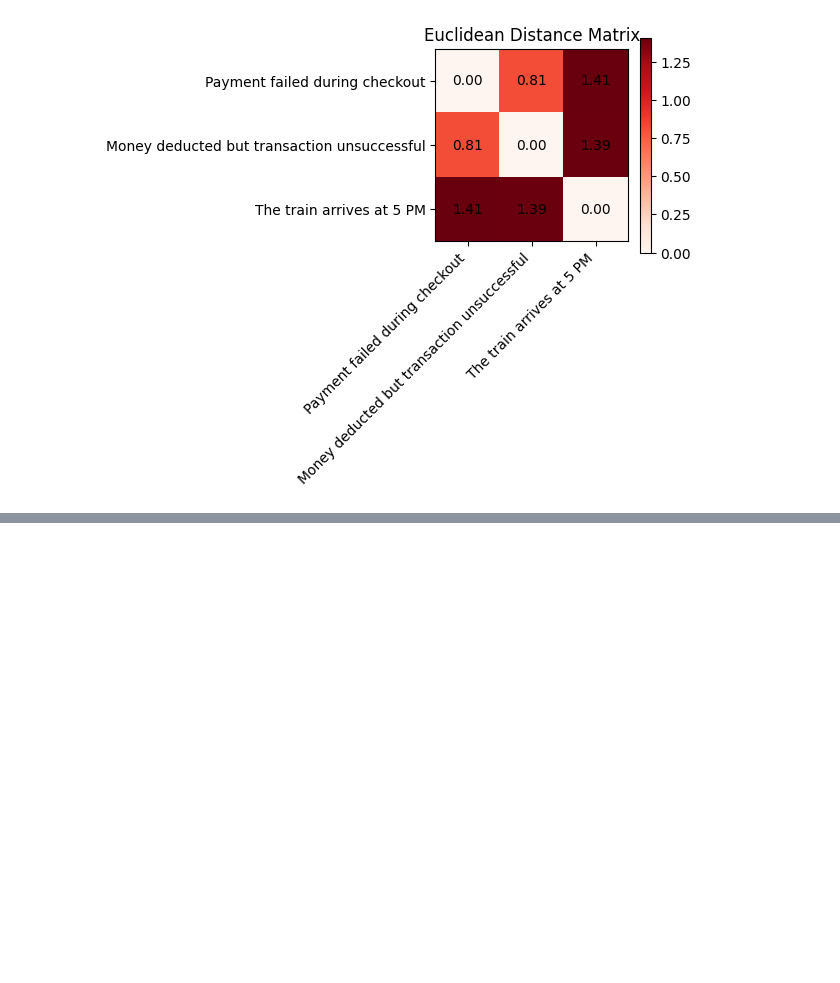
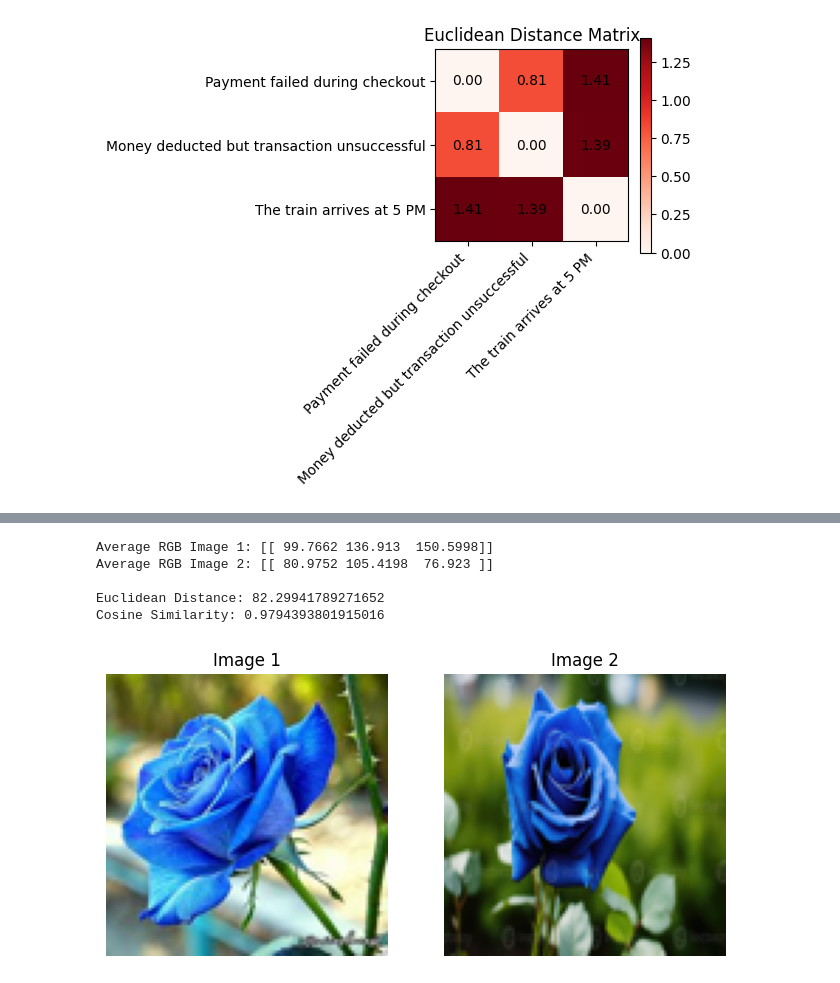
Before and after one commit to datarogue-gsm/Agentic-AI-Learning-materials, a Jupyter notebook: Week-6-Embedding&Vectors/Distance.ipynb, the cells around one changed output, grey strips where cells are left out. Drawn from its saved outputs; the diff is of its cells as text; code cells hidden in the pictures; blank space fills up the shorter version.

```diff
--- a/Week-6-Embedding&Vectors/Distance.ipynb
+++ b/Week-6-Embedding&Vectors/Distance.ipynb
@@ -114,0 +195,61 @@ Notes:
+# %%
+import numpy as np
+import matplotlib.pyplot as plt
+from PIL import Image
+import requests
+from io import BytesIO
+from sklearn.metrics.pairwise import euclidean_distances, cosine_similarity
+
+# Open-source sample images (Wikimedia)
+url1 = "https://encrypted-tbn0.gstatic.com/images?q=tbn:ANd9GcS803rjWx04_W9xVxYKVgL_eenzOZrdD2bGWw&s"
+url2 = "https://static.vecteezy.com/system/resources/previews/056/313/111/large_2x/elegant-single-blue-rose-with-stem-photo.jpg"
+# url2 = "https://images.stockcake.com/public/5/1/8/5181369d-e3c2-4a74-b426-5fddbcba1228_large/dewy-red-rose-stockcake.jpg"
+
+# Download images
+response1 = requests.get(url1)
+response2 = requests.get(url2)
+
+img1 = Image.open(BytesIO(response1.content)).resize((100,100))
+img2 = Image.open(BytesIO(response2.content)).resize((100,100))
+
+# Convert to numpy arrays
+arr1 = np.array(img1)
+arr2 = np.array(img2)
+
+# Compute average RGB values
+avg1 = arr1.mean(axis=(0,1)).reshape(1,-1)
+avg2 = arr2.mean(axis=(0,1)).reshape(1,-1)
+
+print("Average RGB Image 1:", avg1)
+print("Average RGB Image 2:", avg2)
+
+# Compute Euclidean distance
+euc_dist = euclidean_distances(avg1, avg2)[0][0]
+
+# Compute Cosine similarity
+cos_sim = cosine_similarity(avg1, avg2)[0][0]
+
+print("\nEuclidean Distance:", euc_dist)
+print("Cosine Similarity:", cos_sim)
+
+# Display images
+plt.figure(figsize=(8,4))
+
+plt.subplot(1,2,1)
+plt.imshow(img1)
+plt.title("Image 1")
+plt.axis("off")
+
+plt.subplot(1,2,2)
+plt.imshow(img2)
+plt.title("Image 2")
+plt.axis("off")
+
+plt.show()
+# %% [output]
+Average RGB Image 1: [[ 99.7662 136.913  150.5998]]
+Average RGB Image 2: [[ 80.9752 105.4198  76.923 ]]
+
+Euclidean Distance: 82.29941789271652
+Cosine Similarity: 0.9794393801915016
+[figure, added]
```
Also changed, not shown: parts of 6 cells of this notebook, 3 other files.
